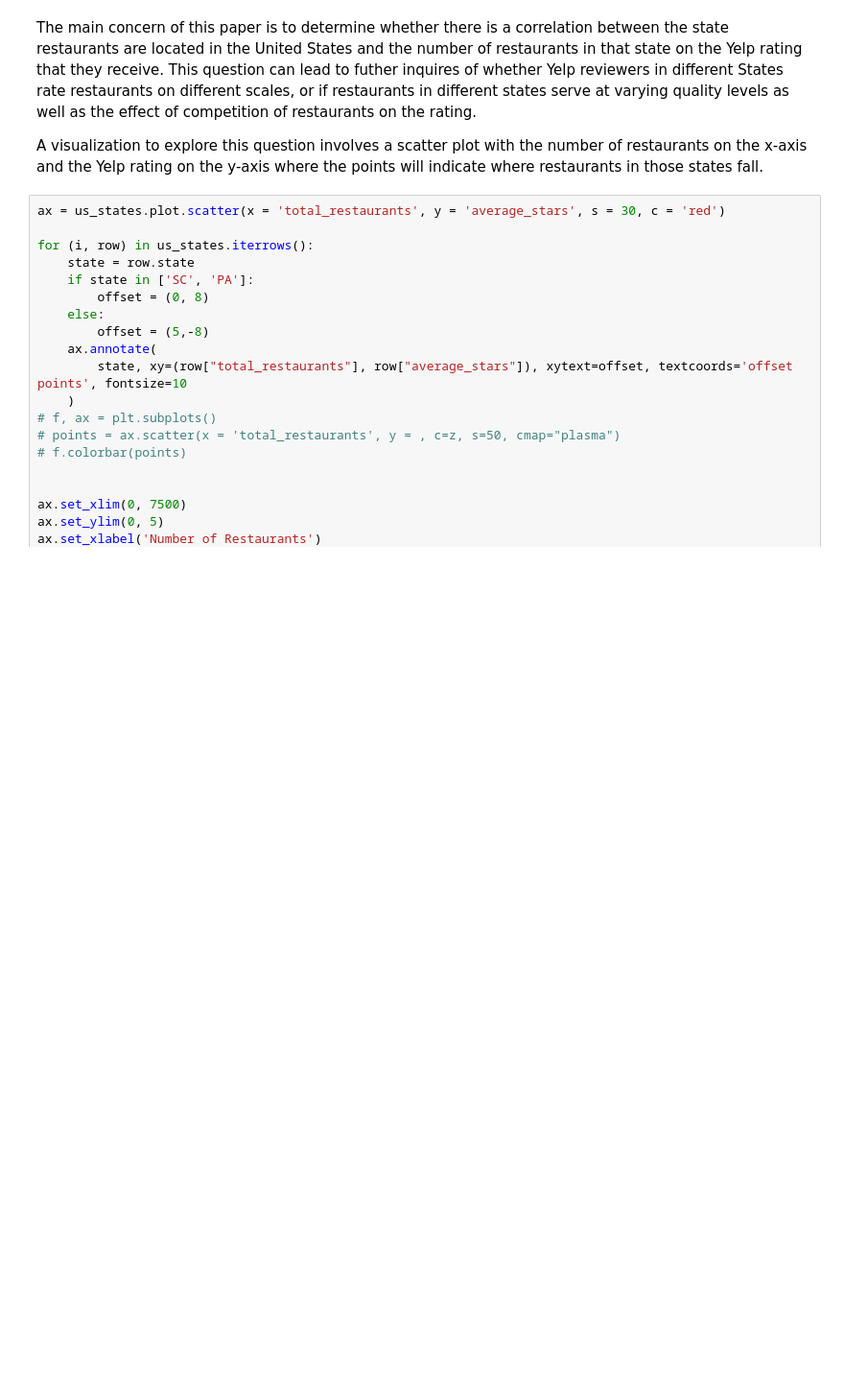
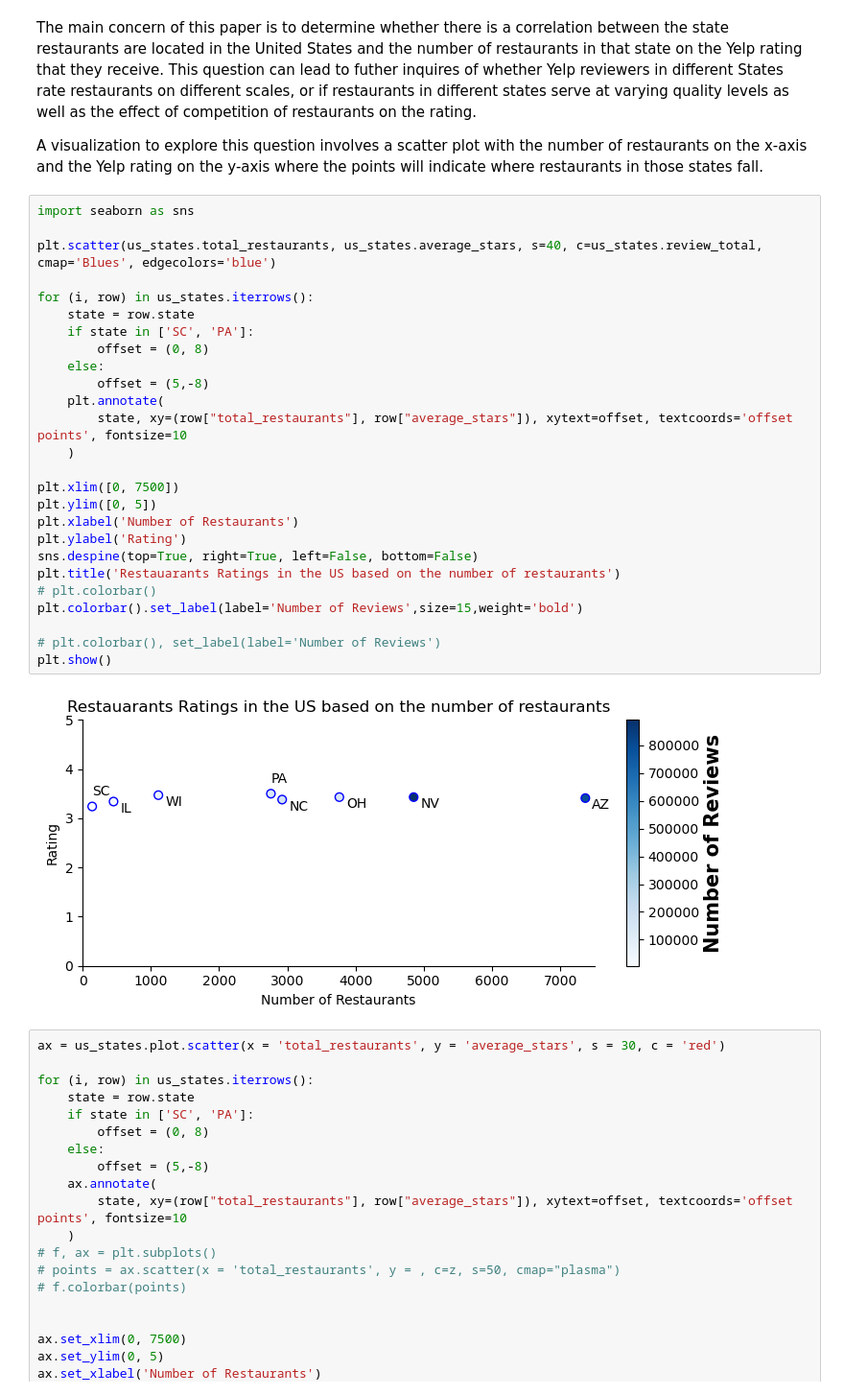
Before and after one commit to vvickychan/yelp-code, a Jupyter notebook: yelp.ipynb, the cells around one changed output. Shown at 96% size. Drawn from its saved outputs; the diff is of its cells as text; blank space fills up the shorter version.

```diff
--- a/yelp.ipynb
+++ b/yelp.ipynb
@@ -601,6 +601,34 @@ plt.show()
 The main concern of this paper is to determine whether there is a correlation between the state restaurants are located in the United States and the number of restaurants in that state on the Yelp rating that they receive. This question can lead to futher inquires of whether Yelp reviewers in different States rate restaurants on different scales, or if restaurants in different states serve at varying quality levels as well as the effect of competition of restaurants on the rating.
 
 A visualization to explore this question involves a scatter plot with the number of restaurants on the x-axis and the Yelp rating on the y-axis where the points will indicate where restaurants in those states fall.
+# %%
+import seaborn as sns
+
+plt.scatter(us_states.total_restaurants, us_states.average_stars, s=40, c=us_states.review_total, cmap='Blues', edgecolors='blue')
+
+for (i, row) in us_states.iterrows():
+    state = row.state
+    if state in ['SC', 'PA']:
+        offset = (0, 8)
+    else:
+        offset = (5,-8)
+    plt.annotate(
+        state, xy=(row["total_restaurants"], row["average_stars"]), xytext=offset, textcoords='offset points', fontsize=10
+    )
+
+plt.xlim([0, 7500])
+plt.ylim([0, 5])
+plt.xlabel('Number of Restaurants')
+plt.ylabel('Rating')
+sns.despine(top=True, right=True, left=False, bottom=False)
+plt.title('Restauarants Ratings in the US based on the number of restaurants')
+# plt.colorbar()
+plt.colorbar().set_label(label='Number of Reviews',size=15,weight='bold')
+
+# plt.colorbar(), set_label(label='Number of Reviews')
+plt.show()
+# %% [output]
+[figure, added]
 # %%
 ax = us_states.plot.scatter(x = 'total_restaurants', y = 'average_stars', s = 30, c = 'red')
 
```
